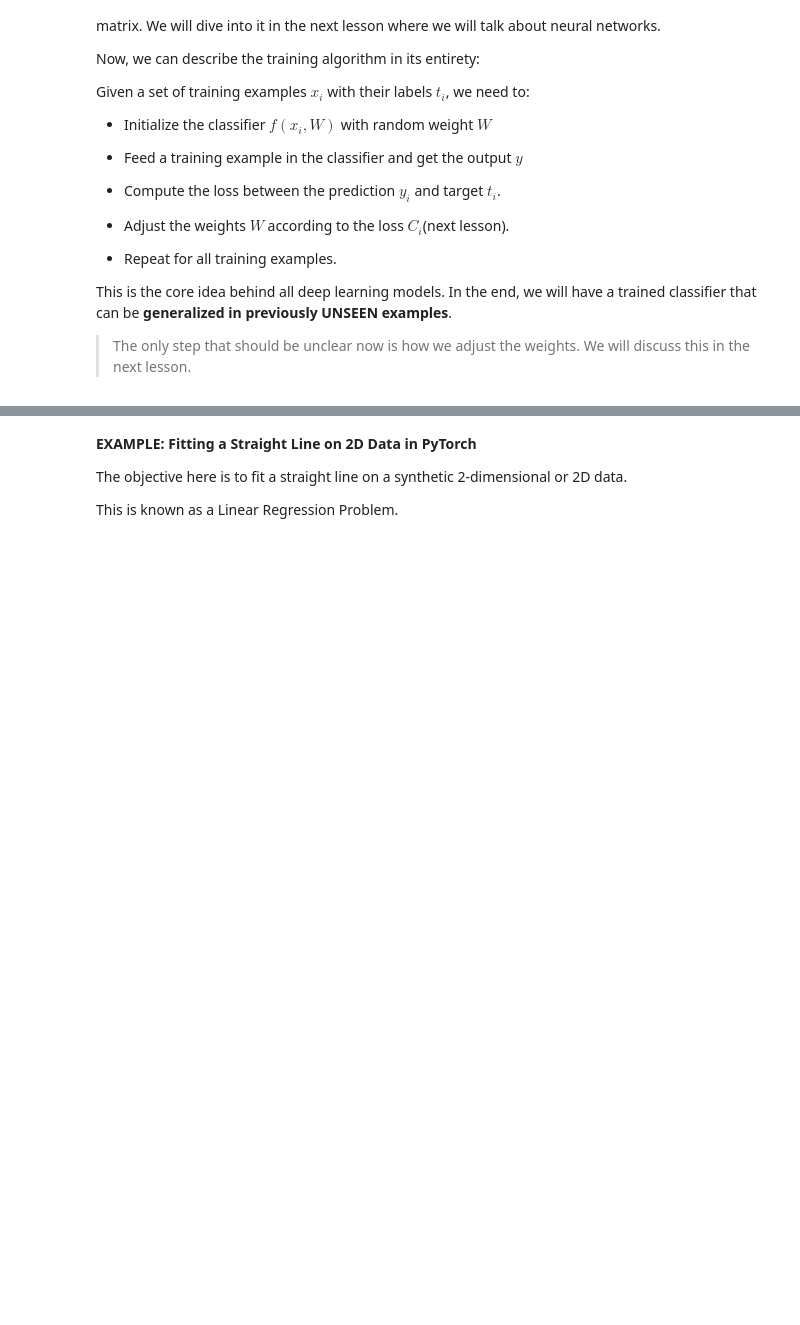
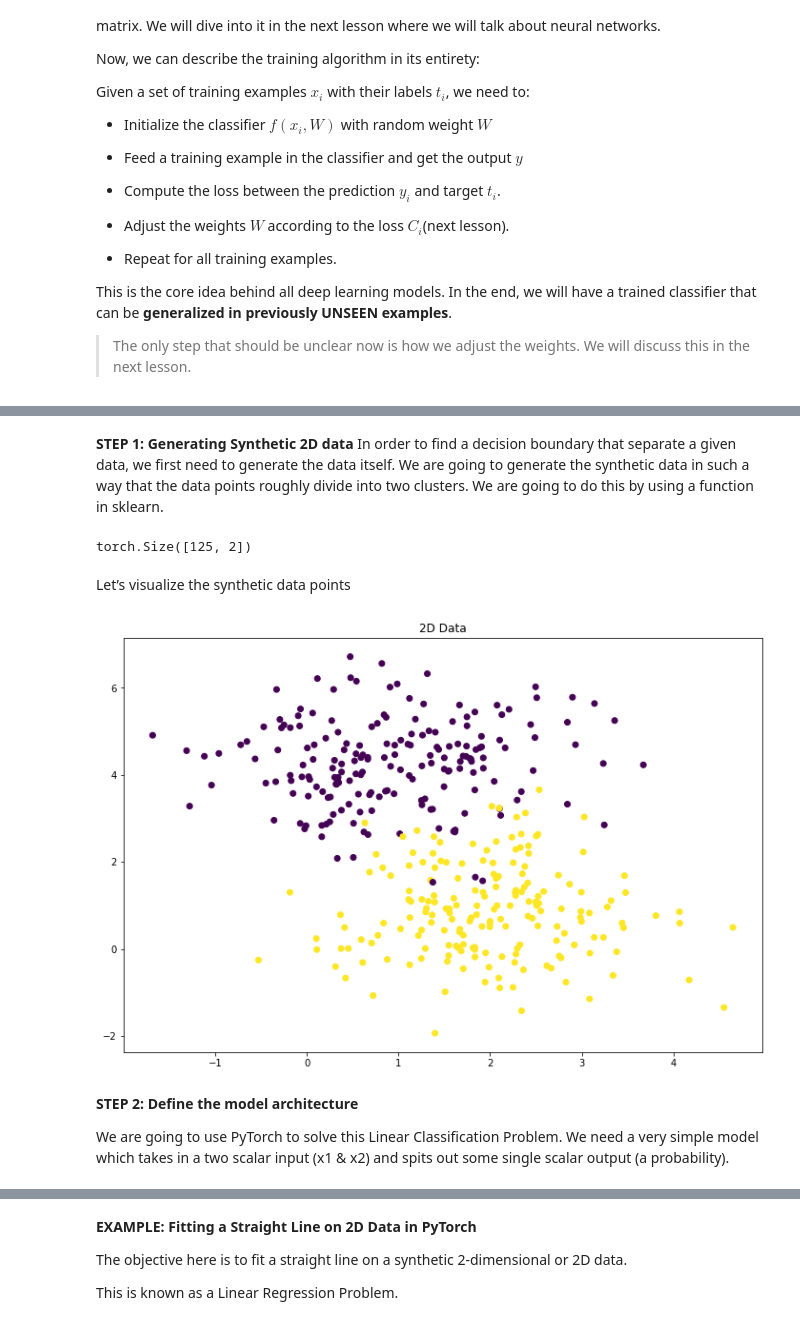
Before and after one commit to CUTe-EmbeddedAI/DLIVA_CV_5Day_Workshop, a Jupyter notebook: day2/01_Introduction_and_Linear_Classifiers.ipynb, the cells around one changed output, grey strips where cells are left out. Cells and saved outputs as stored; diff of their text form; code cells hidden in the pictures; blank space fills up the shorter version.

```diff
--- a/day2/01_Introduction_and_Linear_Classifiers.ipynb
+++ b/day2/01_Introduction_and_Linear_Classifiers.ipynb
@@ -186,0 +201,12 @@ This is the core idea behind all deep learning models. In the end, we will have
+# %% [markdown]
+**STEP 1: Generating Synthetic 2D data**
+In order to find a decision boundary that separate a given data, we first need to generate the data itself. We are going to generate the synthetic data in such a way that the data points roughly divide into two clusters. We are going to do this by using a function in sklearn.
+# %%
+np.random.seed(0)
+torch.manual_seed(0)
+# X, Y = make_moons(500, noise=0.2)
+X, Y = make_blobs(n_samples=500, centers=2, n_features=2,random_state=0)
+
+# Split into test and training data
+X_train, X_test, Y_train, Y_test = train_test_split(X, Y,
+    test_size=0.25, random_state=73)
@@ -186,0 +217,18 @@ This is the core idea behind all deep learning models. In the end, we will have
+# %%
+X_train_t.shape
+X_test_t.shape
+# %% [output]
+torch.Size([125, 2])
+# %% [markdown]
+Let’s visualize the synthetic data points
+# %%
+plt.figure(figsize=(12,8))
+plt.scatter(X_train[:,0], X_train[:,1], c=Y_train)
+plt.title('2D Data')
+plt.show()
+# %% [output]
+[figure, added]
+# %% [markdown]
+**STEP 2: Define the model architecture**
+
+We are going to use PyTorch to solve this Linear Classification Problem. We need a very simple model which takes in a two scalar input (x1 & x2) and spits out some single scalar output (a probability).
```
Also changed, not shown: parts of 20 cells of this notebook.
